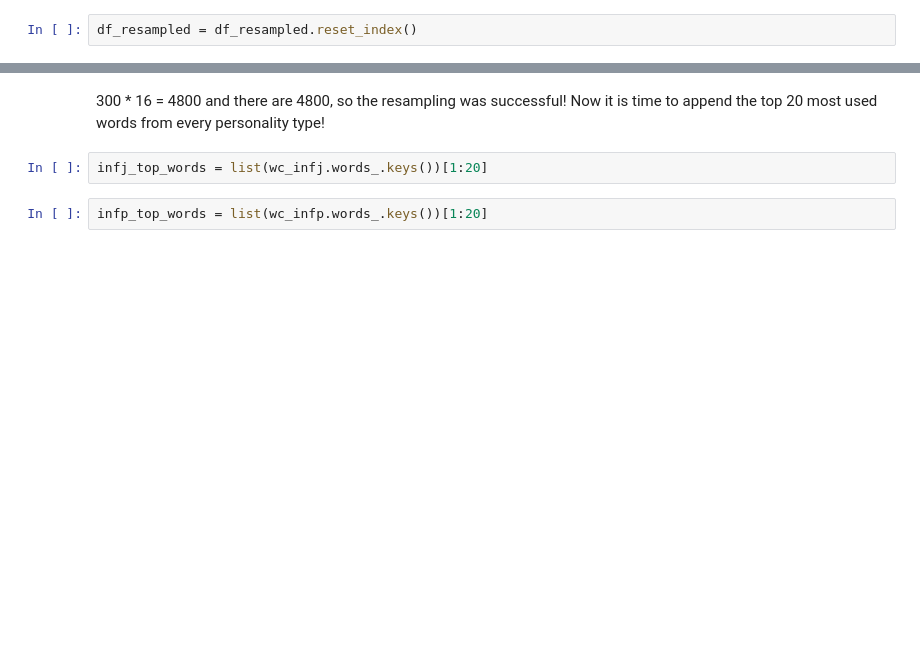
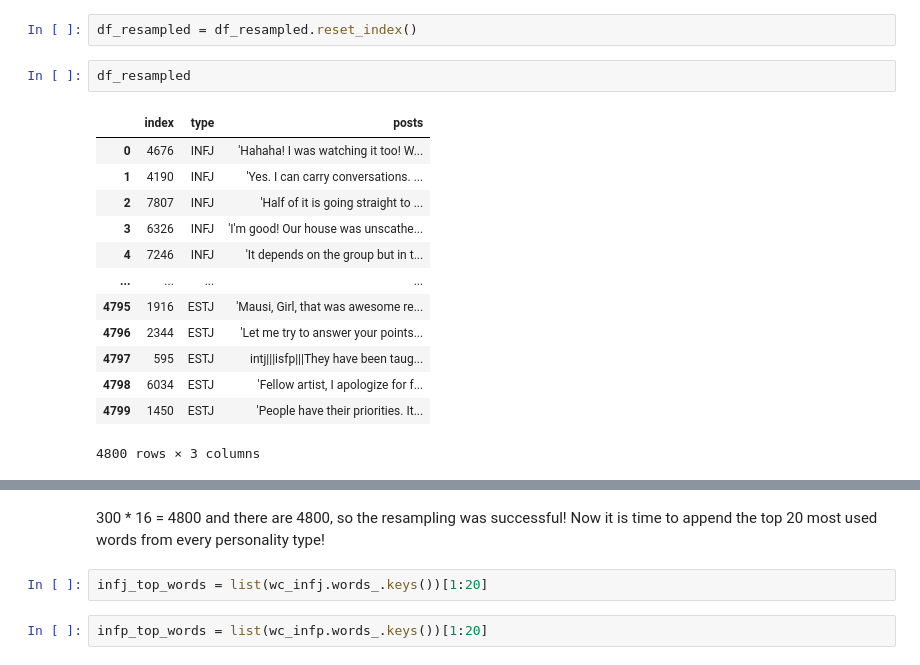
Before and after one commit to MikeDub1/TinderCloneWithML, a Jupyter notebook: BackEndStuff/AI/PreprocessingPersonalityClassifier-Ciara.ipynb, the cells around one changed output, grey strips where cells are left out. Cells and saved outputs as stored; diff of their text form; blank space fills up the shorter version.

```diff
--- a/BackEndStuff/AI/PreprocessingPersonalityClassifier-Ciara.ipynb
+++ b/BackEndStuff/AI/PreprocessingPersonalityClassifier-Ciara.ipynb
@@ -480,5 +480,21 @@ df_infj_r
 # %%
 df_resampled = df_resampled.reset_index()
+# %%
+df_resampled
+# %% [output]
+|  | index | type | posts |
+| 0 | 4676 | INFJ | 'Hahaha! I was watching it too! W... |
+| 1 | 4190 | INFJ | 'Yes. I can carry conversations. ... |
+| 2 | 7807 | INFJ | 'Half of it is going straight to ... |
+| 3 | 6326 | INFJ | 'I'm good! Our house was unscathe... |
+| 4 | 7246 | INFJ | 'It depends on the group but in t... |
+| ... | ... | ... | ... |
+| 4795 | 1916 | ESTJ | 'Mausi, Girl, that was awesome re... |
+| 4796 | 2344 | ESTJ | 'Let me try to answer your points... |
+| 4797 | 595 | ESTJ | intj|||isfp|||They have been taug... |
+| 4798 | 6034 | ESTJ | 'Fellow artist, I apologize for f... |
+| 4799 | 1450 | ESTJ | 'People have their priorities. It... |
+4800 rows × 3 columns
 # %%
 def preprocess_df(df_personality):
 
```
Also changed, not shown: parts of 8 cells of this notebook, 8 other files.
